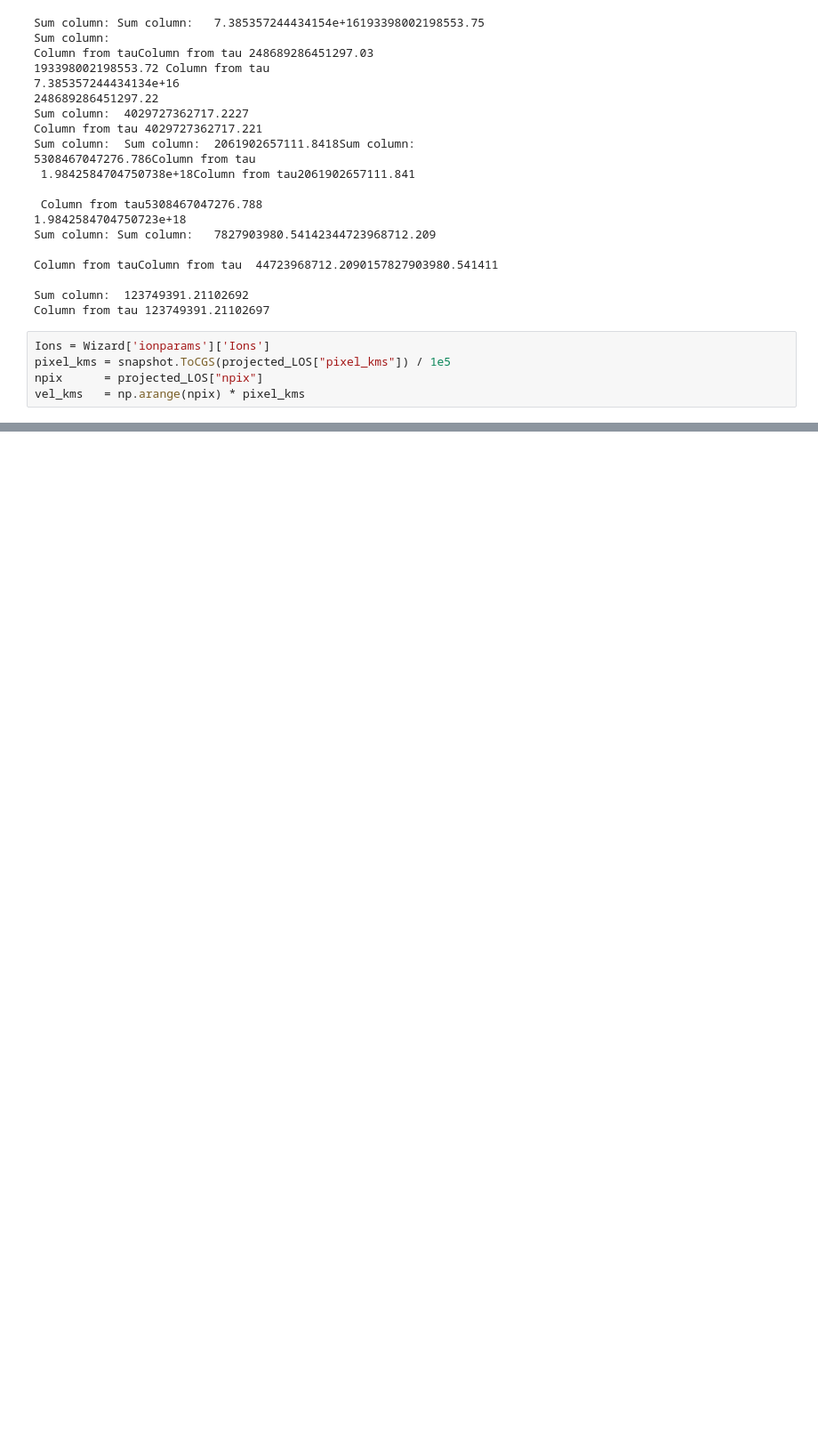
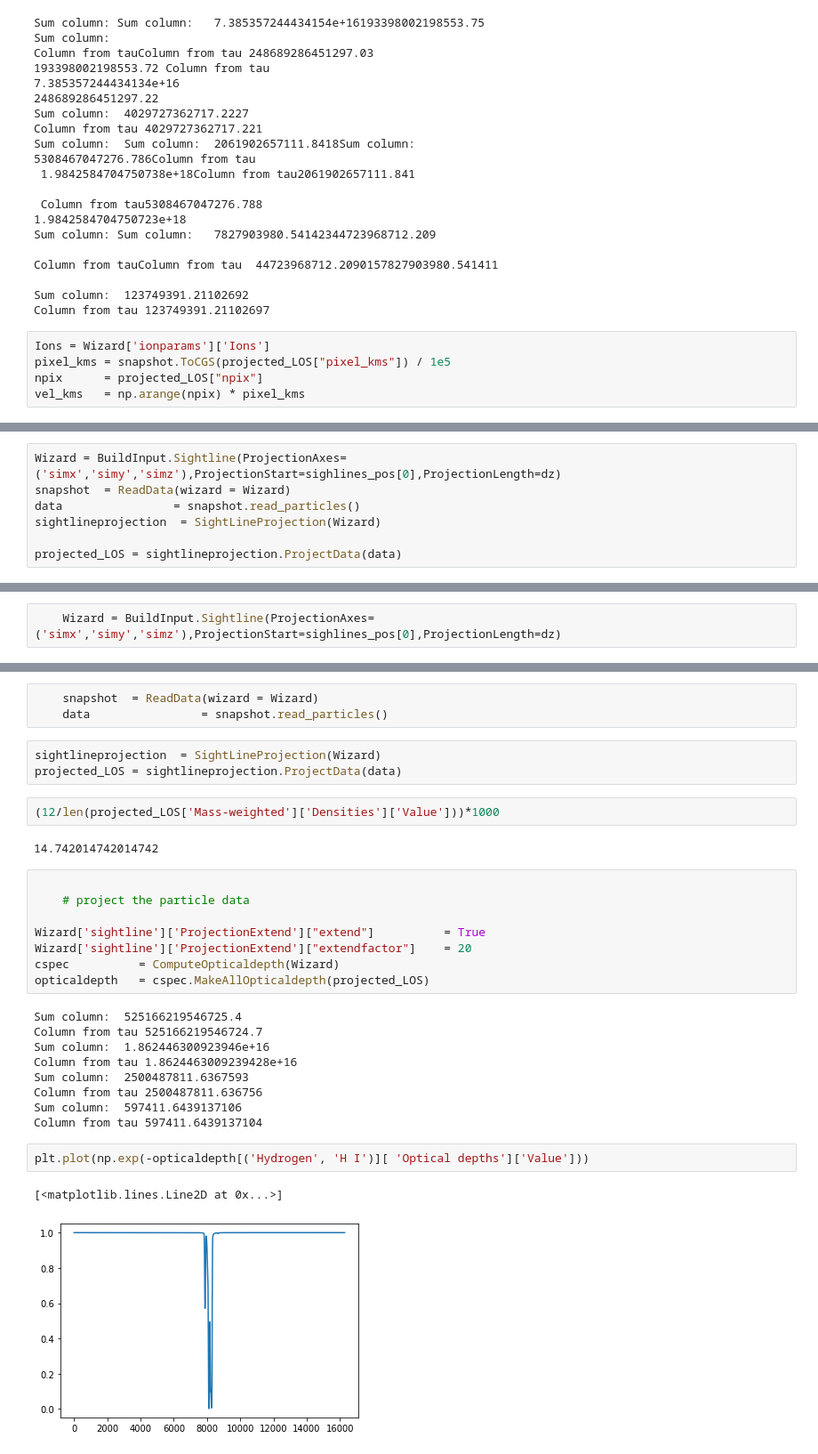
Before and after one commit to specwizard/specwizard, a Jupyter notebook: specwizard/Galaxy_metals-example.ipynb, the cells around one changed output, grey strips where cells are left out. Shown at 89% size. Saved outputs shown, nothing was run; the diff lists cells and outputs as text; blank space fills up the shorter version.

```diff
--- a/specwizard/Galaxy_metals-example.ipynb
+++ b/specwizard/Galaxy_metals-example.ipynb
@@ -175,0 +333,7 @@ plt.savefig("extended_tom.pdf",dpi=300)
+# %%
+Wizard = BuildInput.Sightline(ProjectionAxes=('simx','simy','simz'),ProjectionStart=sighlines_pos[0],ProjectionLength=dz)
+snapshot  = ReadData(wizard = Wizard)
+data                = snapshot.read_particles()
+sightlineprojection  = SightLineProjection(Wizard)
+
+projected_LOS = sightlineprojection.ProjectData(data)
@@ -175,0 +376,2 @@ plt.savefig("extended_tom.pdf",dpi=300)
+# %%
+    Wizard = BuildInput.Sightline(ProjectionAxes=('simx','simy','simz'),ProjectionStart=sighlines_pos[0],ProjectionLength=dz)
@@ -175,0 +384,32 @@ plt.savefig("extended_tom.pdf",dpi=300)
+# %%
+    snapshot  = ReadData(wizard = Wizard)
+    data                = snapshot.read_particles()
+# %%
+sightlineprojection  = SightLineProjection(Wizard)
+projected_LOS = sightlineprojection.ProjectData(data)
+# %%
+(12/len(projected_LOS['Mass-weighted']['Densities']['Value']))*1000
+# %% [output]
+14.742014742014742
+# %%
+
+    # project the particle data
+
+Wizard['sightline']['ProjectionExtend']["extend"]          = True
+Wizard['sightline']['ProjectionExtend']["extendfactor"]    = 20
+cspec          = ComputeOpticaldepth(Wizard)
+opticaldepth   = cspec.MakeAllOpticaldepth(projected_LOS)
+# %% [output]
+Sum column:  525166219546725.4
+Column from tau 525166219546724.7
+Sum column:  1.862446300923946e+16
+Column from tau 1.8624463009239428e+16
+Sum column:  2500487811.6367593
+Column from tau 2500487811.636756
+Sum column:  597411.6439137106
+Column from tau 597411.6439137104
+# %%
+plt.plot(np.exp(-opticaldepth[('Hydrogen', 'H I')][ 'Optical depths']['Value']))
+# %% [output]
+[<matplotlib.lines.Line2D at 0x...>]
+[figure, added]
```
Also changed, not shown: parts of 50 cells of this notebook, 9 other files.
